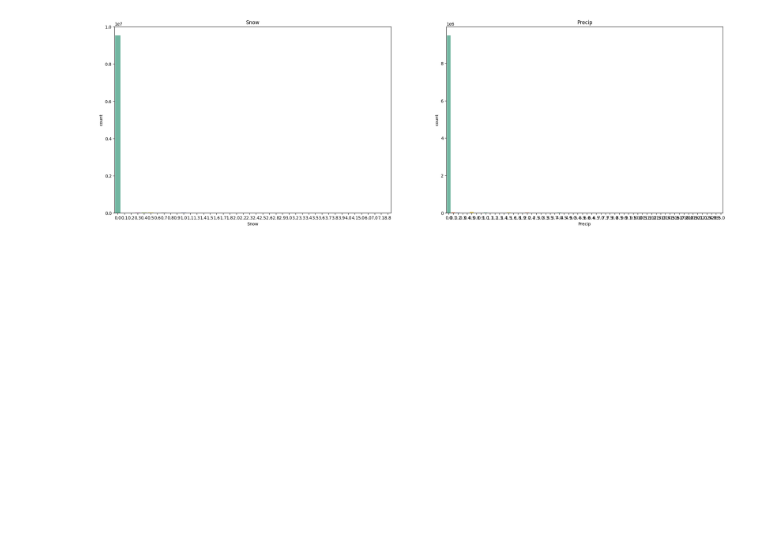
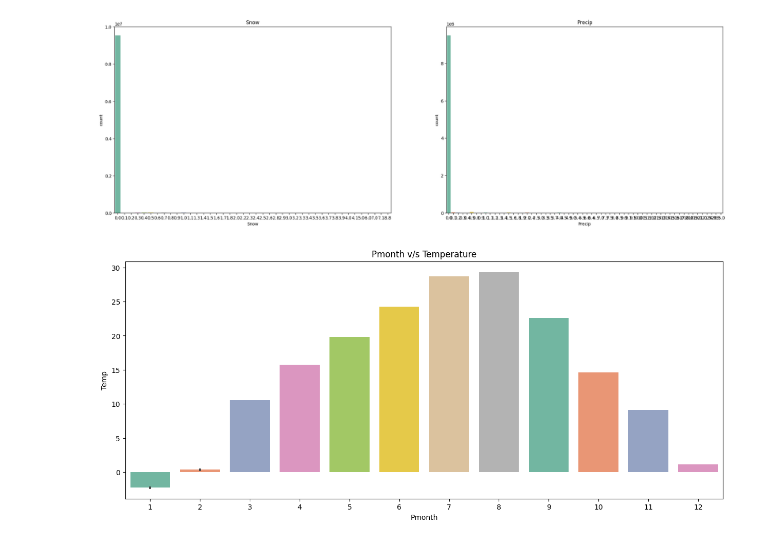
Before and after one commit to dp2292/CP01-Data-Alchemists, a Jupyter notebook: CP01.ipynb, the cells around one changed output. Cells and saved outputs as stored; diff of their text form; code cells hidden in the pictures; blank space fills up the shorter version.

Commit message:
Graphs Updated

```diff
--- a/CP01.ipynb
+++ b/CP01.ipynb
@@ -168,3 +168,12 @@ sns.countplot(data = df1, x ="Precip",ax=ax[1], palette = sns.color_palette("Set
 figure.show();
 # %% [output]
 [figure]
+# %%
+plt.figure(figsize=(15,6))
+sns.barplot(x = 'Pmonth',
+            y = 'Temp',
+            data = df1,
+           palette=sns.color_palette("Set2")).set(
+    title="Pmonth v/s Temperature");
+# %% [output]
+[figure, added]
```
Also changed, not shown: parts of 1 cell of this notebook.
